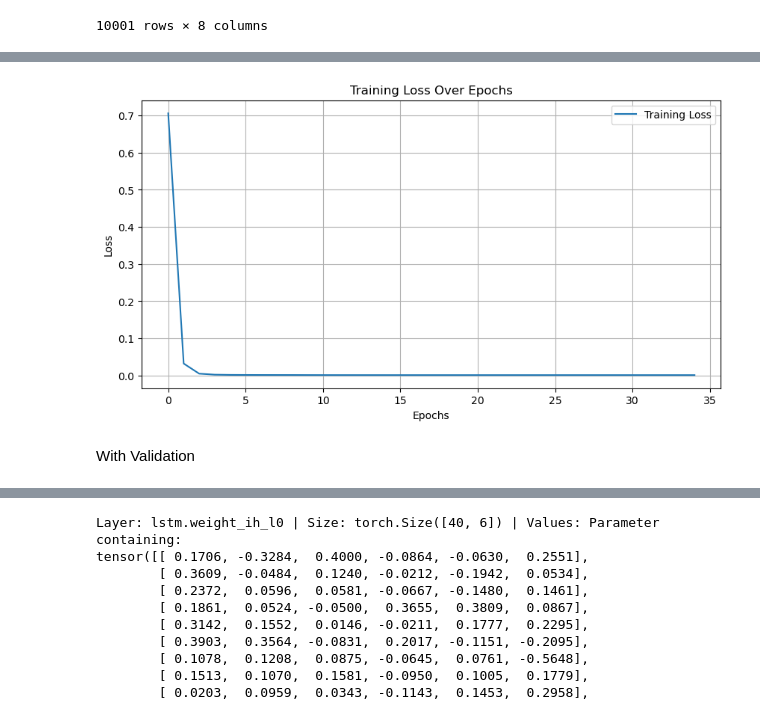
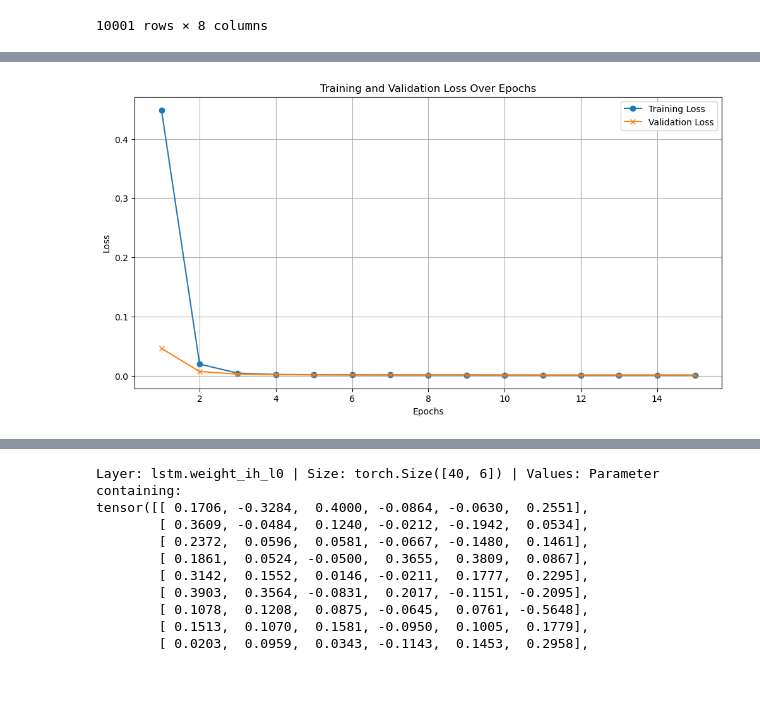
Before and after one commit to ocoropuj/IMC_Prosperity_Huskies, a Jupyter notebook: Round 2/train_LSTM.ipynb, the cells around one changed output, grey strips where cells are left out. Cells and saved outputs as stored; diff of their text form; code cells hidden in the pictures; blank space fills up the shorter version.

```diff
--- a/Round 2/train_LSTM.ipynb
+++ b/Round 2/train_LSTM.ipynb
@@ -77,8 +77,10 @@ def prepare_all_datasets(datasets, sequence_length=15):
         ys.append(y)
     return np.concatenate(Xs), np.concatenate(ys)
 
-datasets = [N_train_data_0, N_train_data_m1, N_train_data_p1]
+datasets = [N_train_data_0, N_train_data_m1]
 X, y = prepare_all_datasets(datasets, sequence_length)
+datasets_val = [N_train_data_p1]
+X_val, y_val = prepare_all_datasets(datasets_val, sequence_length)
 # %%
 class LSTMModel(nn.Module):
     def __init__(self, input_size, hidden_layer_size, output_size):
@@ -98,6 +100,7 @@ output_size = y.shape[1]  # Prediction size (same as number of features)
 
 model = LSTMModel(input_size, hidden_layer_size, output_size)
 losses = []
+validation_loss = []
 # %%
 # Convert data to PyTorch tensors
 X_tensor = torch.tensor(X).float()
@@ -107,13 +110,21 @@ y_tensor = torch.tensor(y).float()
 dataset = TensorDataset(X_tensor, y_tensor)
 dataloader = DataLoader(dataset, batch_size=16, shuffle=True)
 
+# Convert data to PyTorch tensors
+X_val_tensor = torch.tensor(X_val).float()
+y_val_tensor = torch.tensor(y_val).float()
+
+# Create a TensorDataset and DataLoader
+dataset_val = TensorDataset(X_val_tensor, y_val_tensor)
+dataloader_val = DataLoader(dataset_val, batch_size=16, shuffle=True)
+
 # Training loop
 learning_rate = 0.001
 criterion = nn.MSELoss()
 optimizer = torch.optim.Adam(model.parameters(), lr=learning_rate)
 
 # Assume model and other settings (criterion, optimizer) are already defined
-epochs = 35
+epochs = 15
 
 for epoch in range(epochs):
     total_loss = 0
@@ -126,9 +137,19 @@ for epoch in range(epochs):
         total_loss += loss.item()
     avg_loss = total_loss / len(dataloader)
     losses.append(avg_loss)
+
+    val_loss = 0
+    for seq, labels in dataloader:
+        y_pred = model(seq)
+        Vloss = criterion(y_pred, labels)
+        val_loss += Vloss.item()
+    avg_val_loss = val_loss / len(dataloader)
+    validation_loss.append(avg_val_loss)
+
     if epoch > 7:
         if avg_loss > 0.9 * losses[-2]:
             learning_rate /= 2
             optimizer = torch.optim.Adam(model.parameters(), lr=learning_rate)
-    print(f'Epoch {epoch+1}, Loss: {avg_loss}')
+
+    print(f'Epoch {epoch+1}, Loss: {avg_loss}, Validation Loss: {avg_val_loss}')
 # %% [output]
@@ -152,12 +171,12 @@ Epoch 35, Loss: 0.0012339216601074954
 # %%
-plt.figure(figsize=(10, 5))
-#plt.plot(range(1, epochs+1), losses, marker='o', label='Training Loss')
-plt.plot(losses, label='Training Loss')
-plt.title('Training Loss Over Epochs')
+plt.figure(figsize=(12, 6))
+plt.plot(range(1, epochs+1), losses, marker='o', label='Training Loss')
+plt.plot(range(1, epochs+1), validation_loss, marker='x', label='Validation Loss')
+plt.title('Training and Validation Loss Over Epochs')
 plt.xlabel('Epochs')
 plt.ylabel('Loss')
 plt.legend()
 plt.grid(True)
 plt.show()
 # %% [output]
-[figure, old version]
+[figure, new version]
@@ -166,2 +182,0 @@ model
-# %% [markdown]
-With Validation
```
Also changed, not shown: parts of 12 cells of this notebook, 18 other files.
